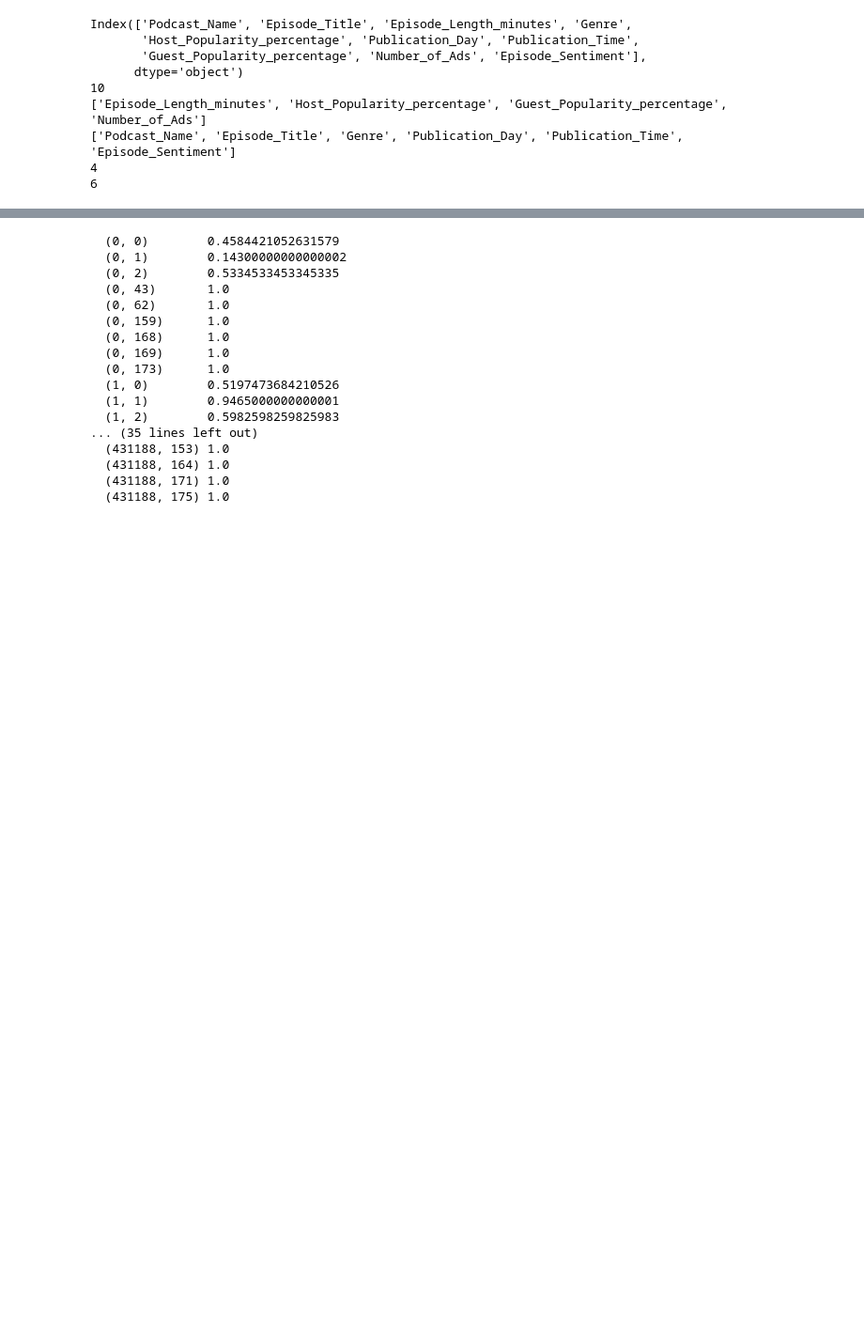
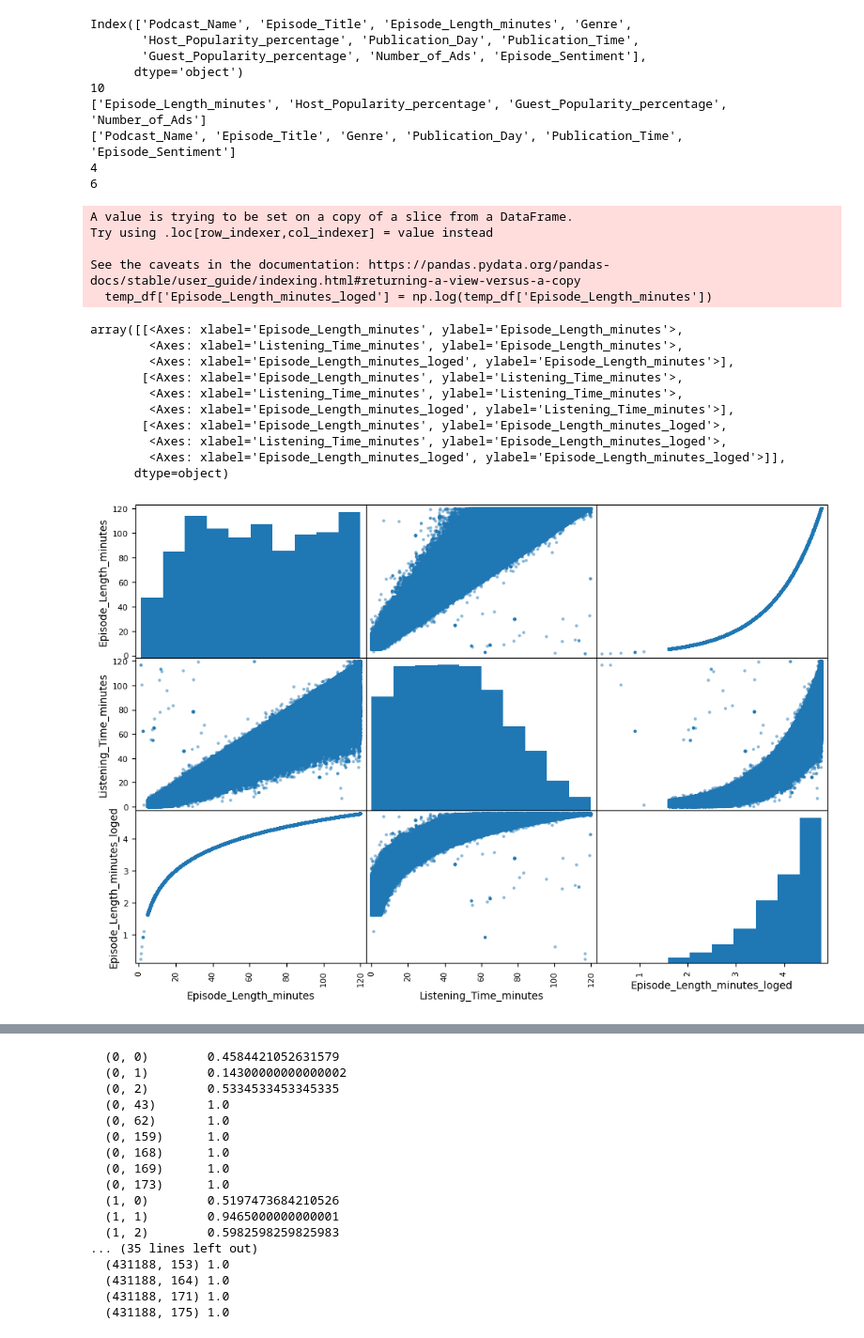
Before and after one commit to XinyangNick/Predict-Podcast-Listening-Music, a Jupyter notebook: code.ipynb, the cells around one changed output, grey strips where cells are left out. Shown at 94% size. Cells and saved outputs as stored; diff of their text form; code cells hidden in the pictures; blank space fills up the shorter version.

```diff
--- a/code.ipynb
+++ b/code.ipynb
@@ -269,6 +269,33 @@ Index(['Podcast_Name', 'Episode_Title', 'Episode_Length_minutes', 'Genre',
 ['Podcast_Name', 'Episode_Title', 'Genre', 'Publication_Day', 'Publication_Time', 'Episode_Sentiment']
 4
 6
+# %%
+from pandas.plotting import scatter_matrix
+import numpy as np
+# graph the scatter matrix
+x = ['Episode_Length_minutes','Listening_Time_minutes']
+temp_df = train_df_cleaned[x]
+
+temp_df['Episode_Length_minutes_loged'] = np.log(temp_df['Episode_Length_minutes'])
+
+scatter_matrix(temp_df , figsize=(12, 8))
+# %% [output]
+A value is trying to be set on a copy of a slice from a DataFrame.
+Try using .loc[row_indexer,col_indexer] = value instead
+
+See the caveats in the documentation: https://pandas.pydata.org/pandas-docs/stable/user_guide/indexing.html#returning-a-view-versus-a-copy
+  temp_df['Episode_Length_minutes_loged'] = np.log(temp_df['Episode_Length_minutes'])
+array([[<Axes: xlabel='Episode_Length_minutes', ylabel='Episode_Length_minutes'>,
+        <Axes: xlabel='Listening_Time_minutes', ylabel='Episode_Length_minutes'>,
+        <Axes: xlabel='Episode_Length_minutes_loged', ylabel='Episode_Length_minutes'>],
+       [<Axes: xlabel='Episode_Length_minutes', ylabel='Listening_Time_minutes'>,
+        <Axes: xlabel='Listening_Time_minutes', ylabel='Listening_Time_minutes'>,
+        <Axes: xlabel='Episode_Length_minutes_loged', ylabel='Listening_Time_minutes'>],
+       [<Axes: xlabel='Episode_Length_minutes', ylabel='Episode_Length_minutes_loged'>,
+        <Axes: xlabel='Listening_Time_minutes', ylabel='Episode_Length_minutes_loged'>,
+        <Axes: xlabel='Episode_Length_minutes_loged', ylabel='Episode_Length_minutes_loged'>]],
+      dtype=object)
+[figure, added]
 # %%
 # graph the scatter matrix
 x = num_attributes + ['Listening_Time_minutes']
```
Also changed, not shown: parts of 2 cells of this notebook, 4 other files.
